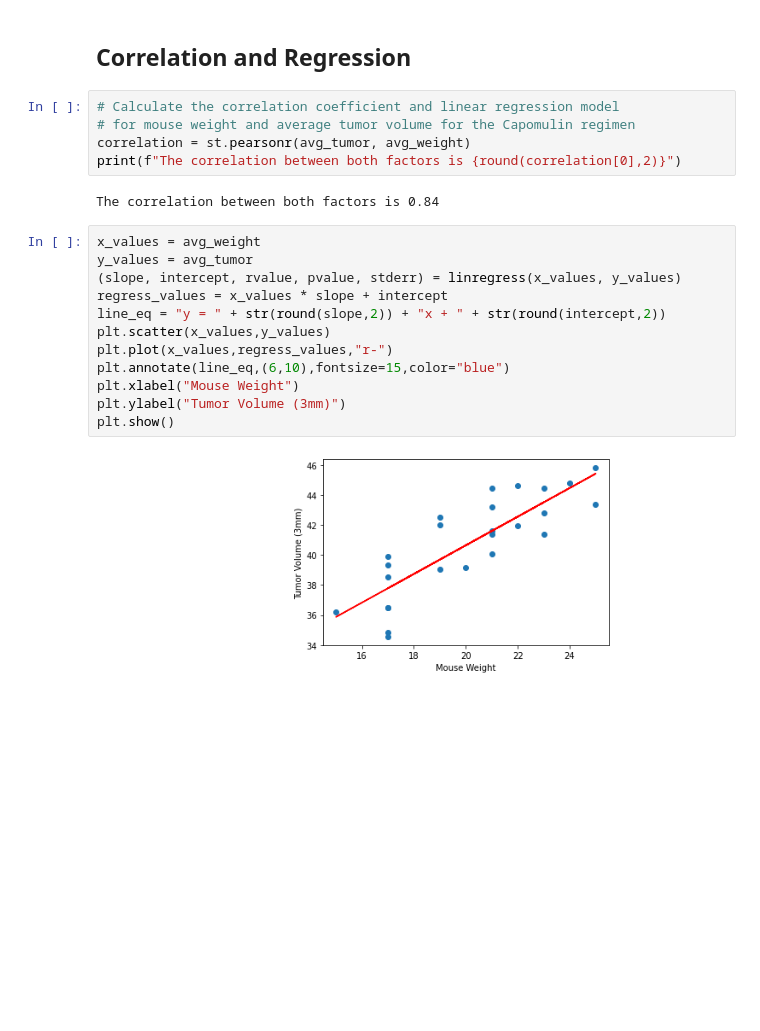
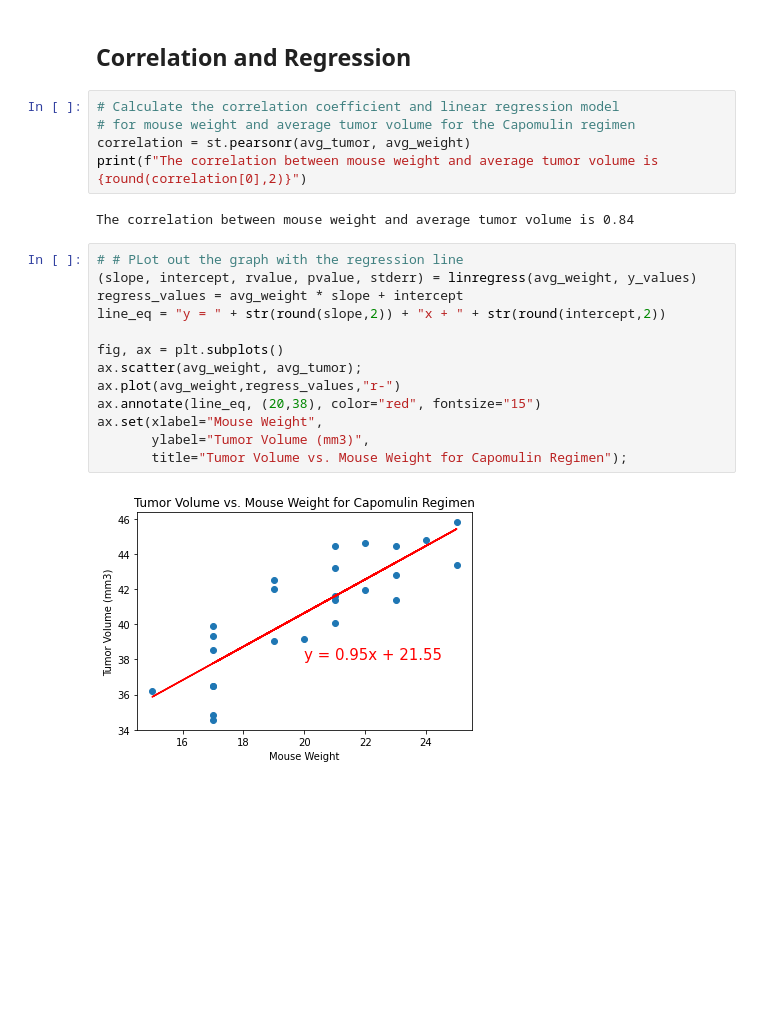
Before and after one commit to phowborom/Matplotlib-challenge, a Jupyter notebook: pymaceuticals_starter.ipynb, the cells around one changed output. Saved outputs shown, nothing was run; the diff lists cells and outputs as text; blank space fills up the shorter version.

```diff
--- a/pymaceuticals_starter.ipynb
+++ b/pymaceuticals_starter.ipynb
@@ -258,20 +257,21 @@ plt.show()
 # Calculate the correlation coefficient and linear regression model
 # for mouse weight and average tumor volume for the Capomulin regimen
 correlation = st.pearsonr(avg_tumor, avg_weight)
-print(f"The correlation between both factors is {round(correlation[0],2)}")
+print(f"The correlation between mouse weight and average tumor volume is {round(correlation[0],2)}")
 # %% [output]
-The correlation between both factors is 0.84
+The correlation between mouse weight and average tumor volume is 0.84
 # %%
-x_values = avg_weight
-y_values = avg_tumor
-(slope, intercept, rvalue, pvalue, stderr) = linregress(x_values, y_values)
-regress_values = x_values * slope + intercept
+# # PLot out the graph with the regression line
+(slope, intercept, rvalue, pvalue, stderr) = linregress(avg_weight, y_values)
+regress_values = avg_weight * slope + intercept
 line_eq = "y = " + str(round(slope,2)) + "x + " + str(round(intercept,2))
-plt.scatter(x_values,y_values)
-plt.plot(x_values,regress_values,"r-")
-plt.annotate(line_eq,(6,10),fontsize=15,color="blue")
-plt.xlabel("Mouse Weight")
-plt.ylabel("Tumor Volume (3mm)")
-plt.show()
+
+fig, ax = plt.subplots()
+ax.scatter(avg_weight, avg_tumor);
+ax.plot(avg_weight,regress_values,"r-")
+ax.annotate(line_eq, (20,38), color="red", fontsize="15")
+ax.set(xlabel="Mouse Weight",
+       ylabel="Tumor Volume (mm3)",
+       title="Tumor Volume vs. Mouse Weight for Capomulin Regimen");
 # %% [output]
-[figure, old version]
+[figure, new version]
```
Also changed, not shown: parts of 4 cells of this notebook.
